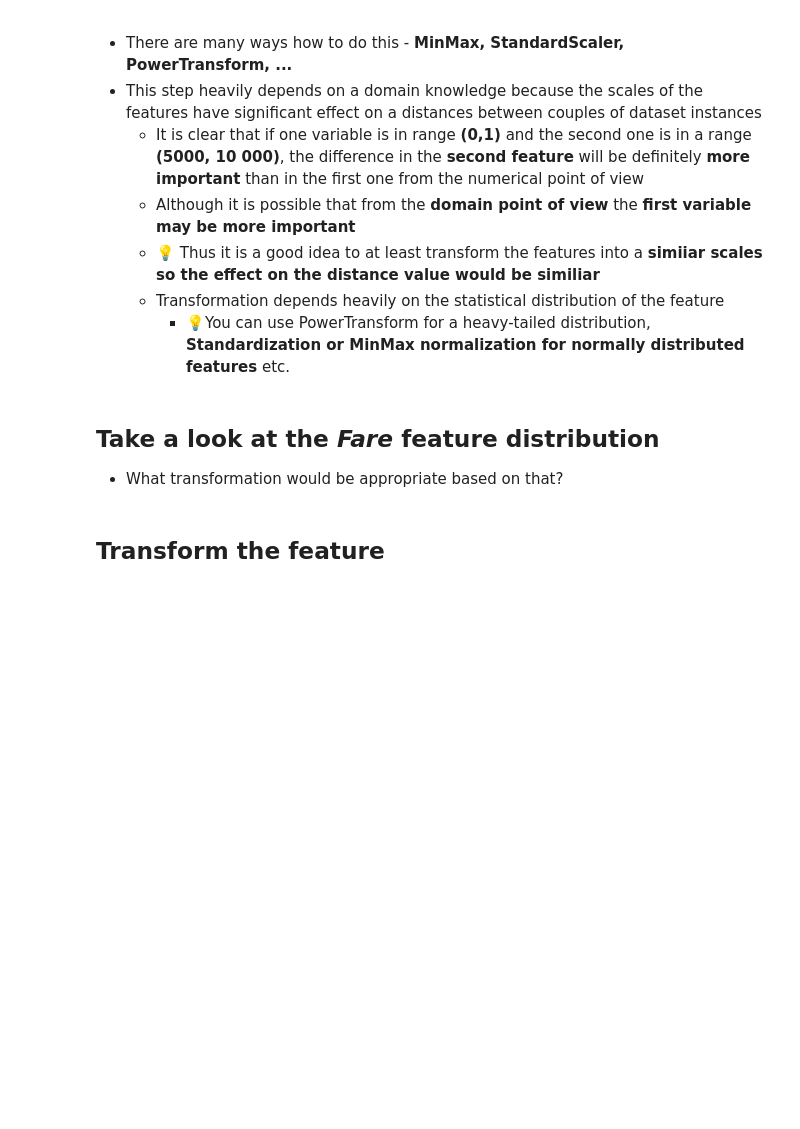
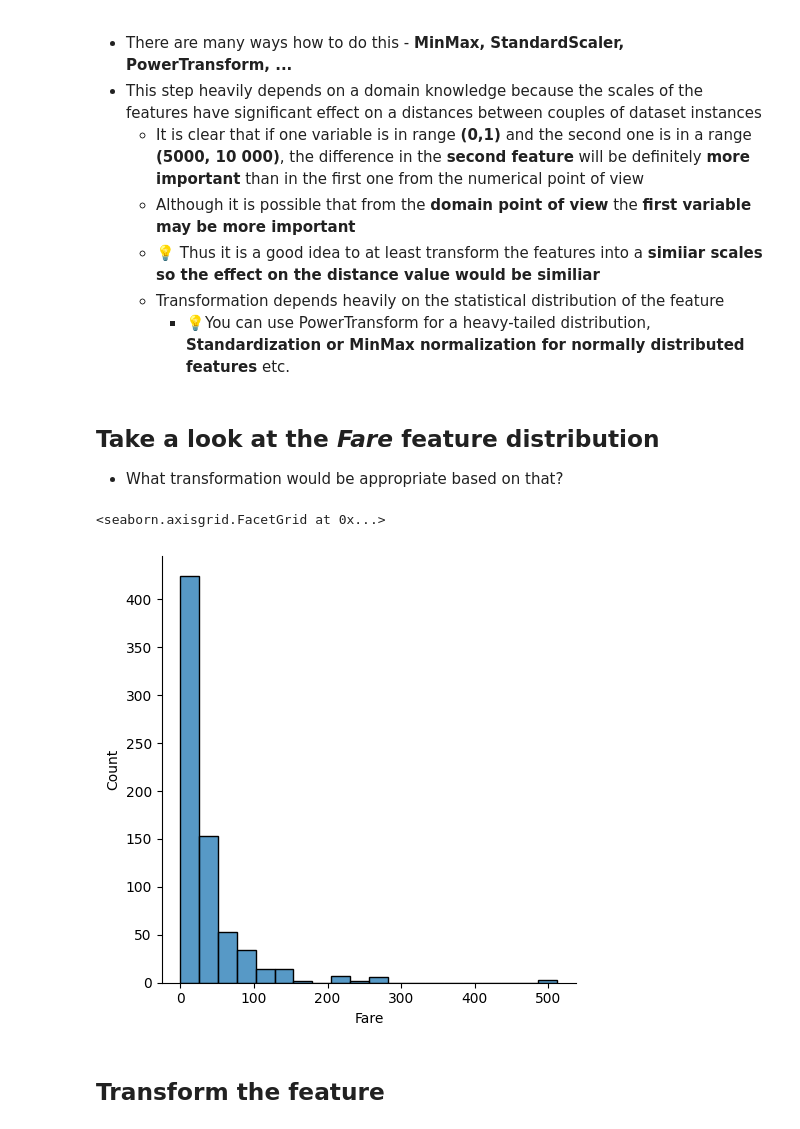
Before and after one commit to lubsar/EFREI-Introduction-to-Machine-Learning, a Jupyter notebook: iml_05.ipynb, the cells around one changed output. Cells and saved outputs as stored; diff of their text form; code cells hidden in the pictures; blank space fills up the shorter version.

```diff
--- a/iml_05.ipynb
+++ b/iml_05.ipynb
@@ -201,5 +254,10 @@ pandas.core.frame.DataFrame
 # %% [markdown]
 ## Take a look at the *Fare* feature distribution
 * What transformation would be appropriate based on that?
+# %%
+sns.displot(df_clustering.Fare, bins=20)
+# %% [output]
+<seaborn.axisgrid.FacetGrid at 0x...>
+[figure, added]
 # %% [markdown]
 ## Transform the feature
```
Also changed, not shown: parts of 33 cells of this notebook, 1 other file.
